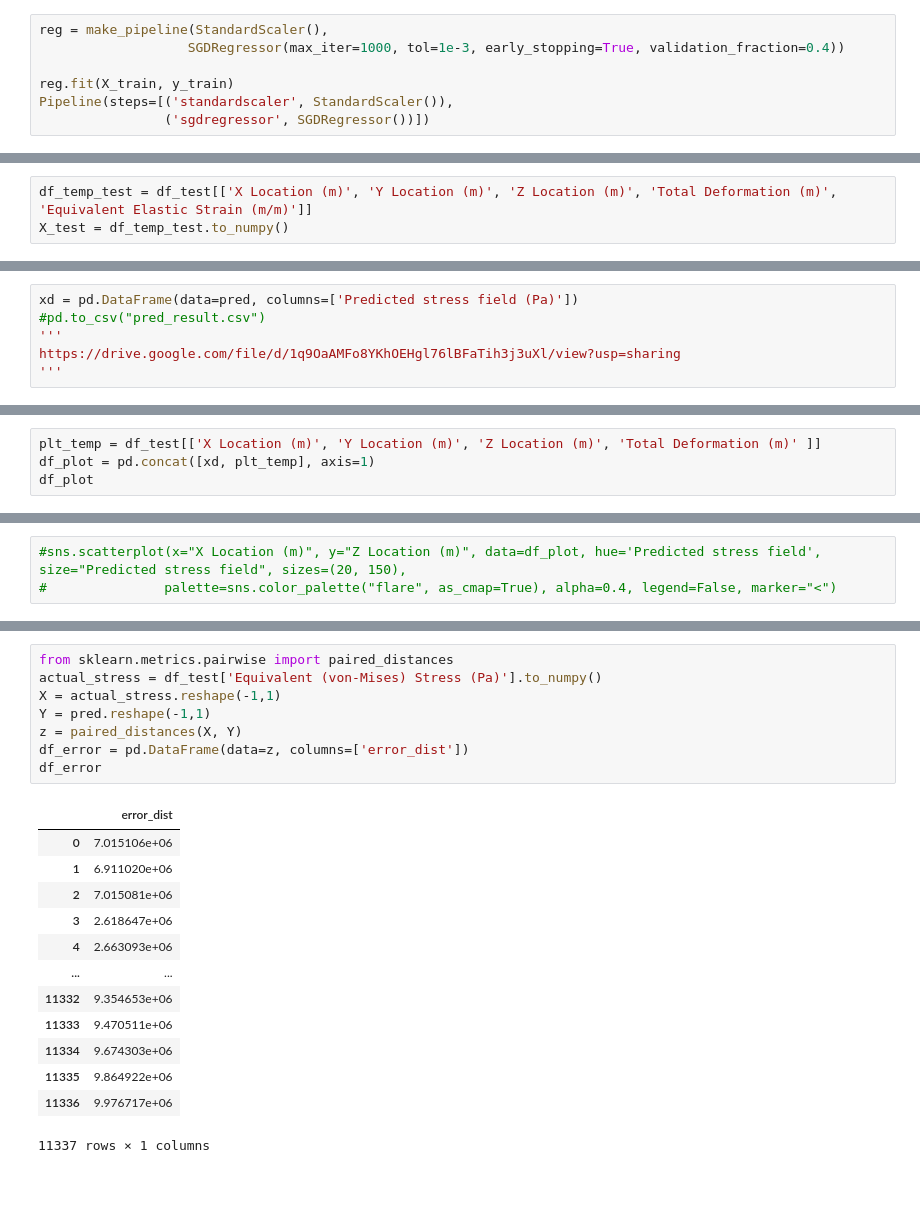
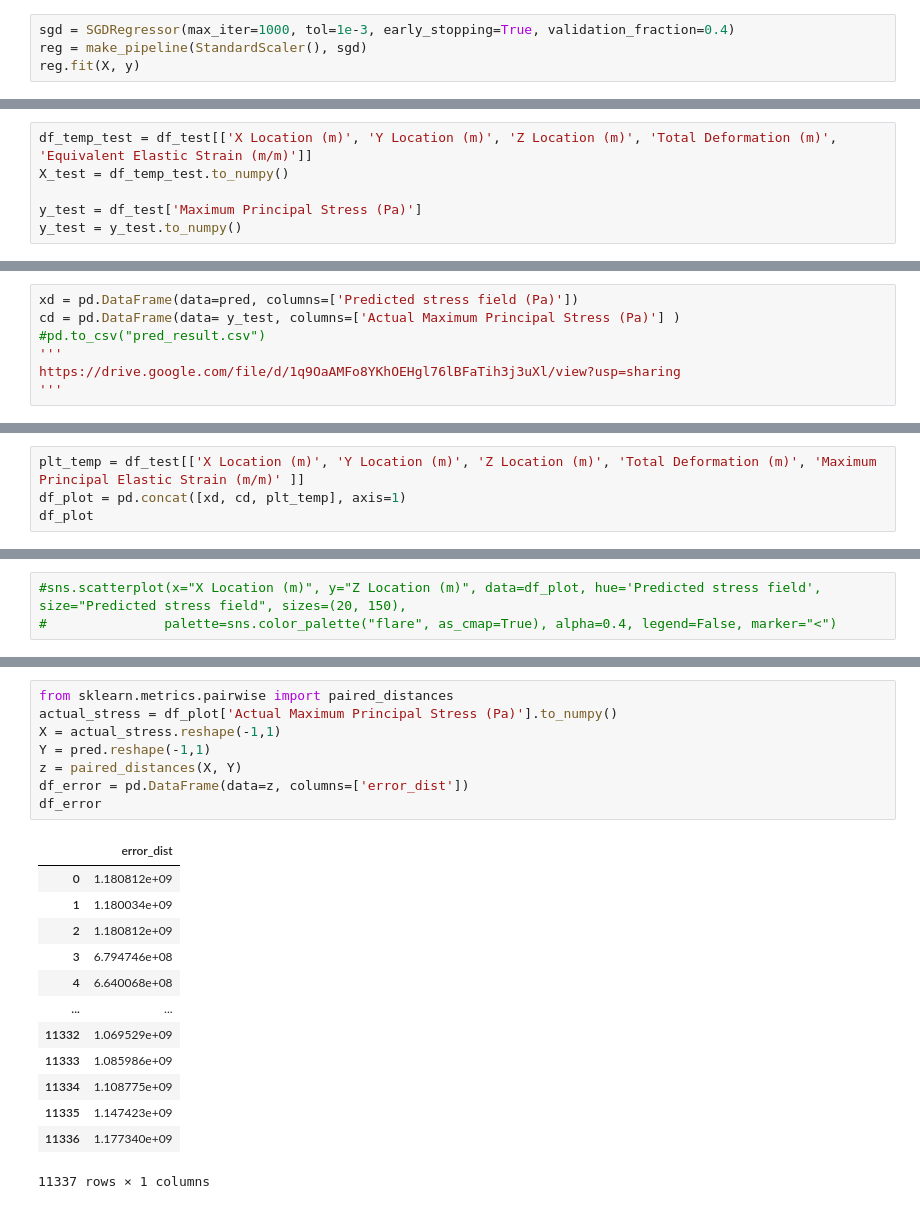
Before and after one commit to platypusjerry/BTP--Data-Driven-Design, a Jupyter notebook: BTP_DDCM.ipynb, the cells around one changed output, grey strips where cells are left out. Drawn from its saved outputs; the diff is of its cells as text.

```diff
--- a/BTP_DDCM.ipynb
+++ b/BTP_DDCM.ipynb
@@ -109,10 +109,7 @@ print(y_train)
 # %%
-reg = make_pipeline(StandardScaler(),
-                   SGDRegressor(max_iter=1000, tol=1e-3, early_stopping=True, validation_fraction=0.4))
-
-reg.fit(X_train, y_train)
-Pipeline(steps=[('standardscaler', StandardScaler()),
-                ('sgdregressor', SGDRegressor())])
+sgd = SGDRegressor(max_iter=1000, tol=1e-3, early_stopping=True, validation_fraction=0.4)
+reg = make_pipeline(StandardScaler(), sgd)
+reg.fit(X, y)
 # %% [output]
 Pipeline(memory=None,
          steps=[('standardscaler',
@@ -130,6 +192,9 @@ Pipeline(memory=None,
 # %%
 df_temp_test = df_test[['X Location (m)', 'Y Location (m)', 'Z Location (m)', 'Total Deformation (m)', 'Equivalent Elastic Strain (m/m)']]
 X_test = df_temp_test.to_numpy()
+
+y_test = df_test['Maximum Principal Stress (Pa)']
+y_test = y_test.to_numpy()
 # %%
 pred = reg.predict(X_test)
 pred
@@ -139,5 +210,6 @@ array([1.22818489e+09, 1.22178898e+09, 1.22818492e+09, ...,
 # %%
 xd = pd.DataFrame(data=pred, columns=['Predicted stress field (Pa)'])
+cd = pd.DataFrame(data= y_test, columns=['Actual Maximum Principal Stress (Pa)'] )
 #pd.to_csv("pred_result.csv")
 '''
 https://drive.google.com/file/d/1q9OaAMFo8YKhOEHgl76lBFaTih3j3uXl/view?usp=sharing
@@ -145,7 +217,7 @@ https://drive.google.com/file/d/1q9OaAMFo8YKhOEHgl76lBFaTih3j3uXl/view?usp=shari
 # %% [output]
 '\nhttps://drive.google.com/file/d/1q9OaAMFo8YKhOEHgl76lBFaTih3j3uXl/view?usp=sharing\n'
 # %%
-plt_temp = df_test[['X Location (m)', 'Y Location (m)', 'Z Location (m)', 'Total Deformation (m)' ]]
-df_plot = pd.concat([xd, plt_temp], axis=1)
+plt_temp = df_test[['X Location (m)', 'Y Location (m)', 'Z Location (m)', 'Total Deformation (m)', 'Maximum Principal Elastic Strain (m/m)' ]]
+df_plot = pd.concat([xd, cd, plt_temp], axis=1)
 df_plot
 # %% [output]
@@ -168,24 +249,24 @@ df_plot
 # %%
 from sklearn.metrics.pairwise import paired_distances
-actual_stress = df_test['Equivalent (von-Mises) Stress (Pa)'].to_numpy()
+actual_stress = df_plot['Actual Maximum Principal Stress (Pa)'].to_numpy()
 X = actual_stress.reshape(-1,1)
 Y = pred.reshape(-1,1)
 z = paired_distances(X, Y)
 df_error = pd.DataFrame(data=z, columns=['error_dist'])
 df_error
 # %% [output]
 |  | error_dist |
-| 0 | 7.015106e+06 |
-| 1 | 6.911020e+06 |
-| 2 | 7.015081e+06 |
-| 3 | 2.618647e+06 |
-| 4 | 2.663093e+06 |
+| 0 | 1.180812e+09 |
+| 1 | 1.180034e+09 |
+| 2 | 1.180812e+09 |
+| 3 | 6.794746e+08 |
+| 4 | 6.640068e+08 |
 | ... | ... |
-| 11332 | 9.354653e+06 |
-| 11333 | 9.470511e+06 |
-| 11334 | 9.674303e+06 |
-| 11335 | 9.864922e+06 |
-| 11336 | 9.976717e+06 |
+| 11332 | 1.069529e+09 |
+| 11333 | 1.085986e+09 |
+| 11334 | 1.108775e+09 |
+| 11335 | 1.147423e+09 |
+| 11336 | 1.177340e+09 |
 11337 rows × 1 columns
 # %%
 df_1 = df_test[['X Location (m)', 'Z Location (m)']]
```
Also changed, not shown: parts of 19 cells of this notebook.
